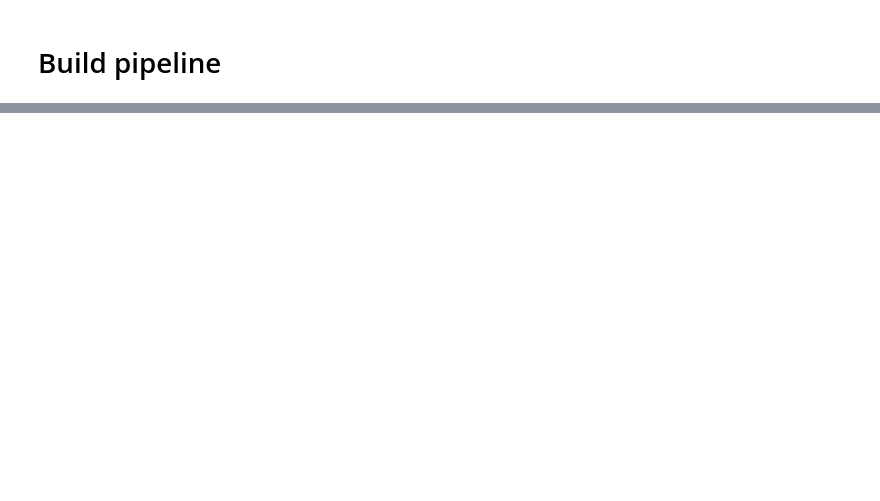
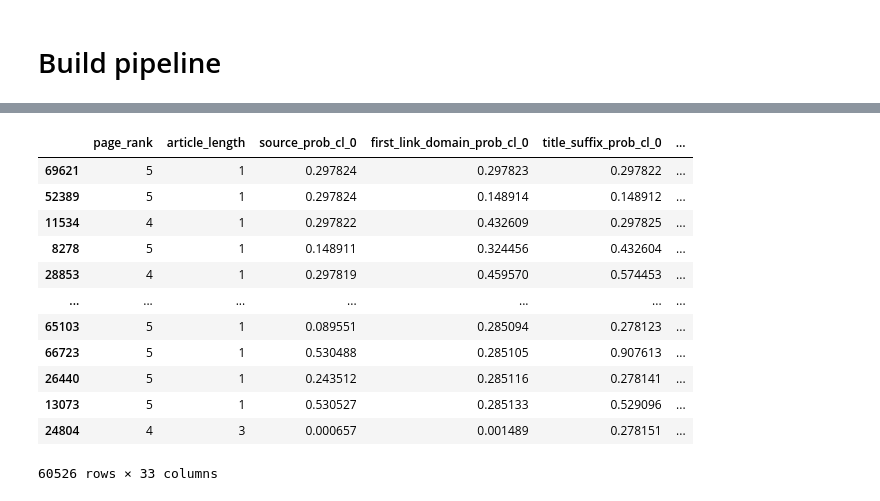
Before and after one commit to MottaDavide/news_classification, a Jupyter notebook: trial.ipynb, the cells around one changed output, grey strips where cells are left out. Drawn from its saved outputs; the diff is of its cells as text; code cells hidden in the pictures; blank space fills up the shorter version.

```diff
--- a/trial.ipynb
+++ b/trial.ipynb
@@ -213,15 +133,0 @@ for i in range(7): # Per le tue 7 label
-# %%
-from sklearn.model_selection import train_test_split
-
-
-df_clean = preprocessing_data(dev_df_original)
-df_clean = df_clean.sample(frac=1, random_state=42).reset_index(drop=True)
-df_clean = apply_domain_extraction(df_clean)
-df_clean = apply_title_extraction(df_clean)
-
-X = df_clean.drop('label', axis=1)
-y = df_clean['label']
-
-
-
-X_train, X_val, y_train, y_val = train_test_split(X, y, test_size=0.2, random_state=42, stratify=y, shuffle=True)
@@ -268,0 +273,16 @@ X_train
+# %%
+pd.concat([X_train_new, y_train], axis=1)
+# %% [output]
+|  | page_rank | article_length | source_prob_cl_0 | first_link_domain_prob_cl_0 | title_suffix_prob_cl_0 | ... |
+| 69621 | 5 | 1 | 0.297824 | 0.297823 | 0.297822 | ... |
+| 52389 | 5 | 1 | 0.297824 | 0.148914 | 0.148912 | ... |
+| 11534 | 4 | 1 | 0.297822 | 0.432609 | 0.297825 | ... |
+| 8278 | 5 | 1 | 0.148911 | 0.324456 | 0.432604 | ... |
+| 28853 | 4 | 1 | 0.297819 | 0.459570 | 0.574453 | ... |
+| ... | ... | ... | ... | ... | ... | ... |
+| 65103 | 5 | 1 | 0.089551 | 0.285094 | 0.278123 | ... |
+| 66723 | 5 | 1 | 0.530488 | 0.285105 | 0.907613 | ... |
+| 26440 | 5 | 1 | 0.243512 | 0.285116 | 0.278141 | ... |
+| 13073 | 5 | 1 | 0.530527 | 0.285133 | 0.529096 | ... |
+| 24804 | 4 | 3 | 0.000657 | 0.001489 | 0.278151 | ... |
+60526 rows × 33 columns
```
Also changed, not shown: parts of 35 cells of this notebook, 4 other files.
